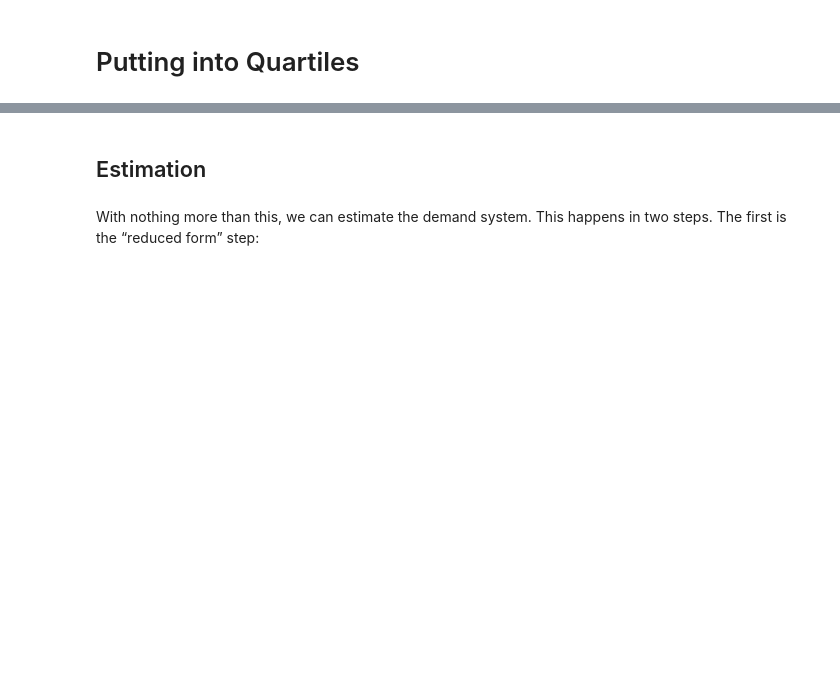
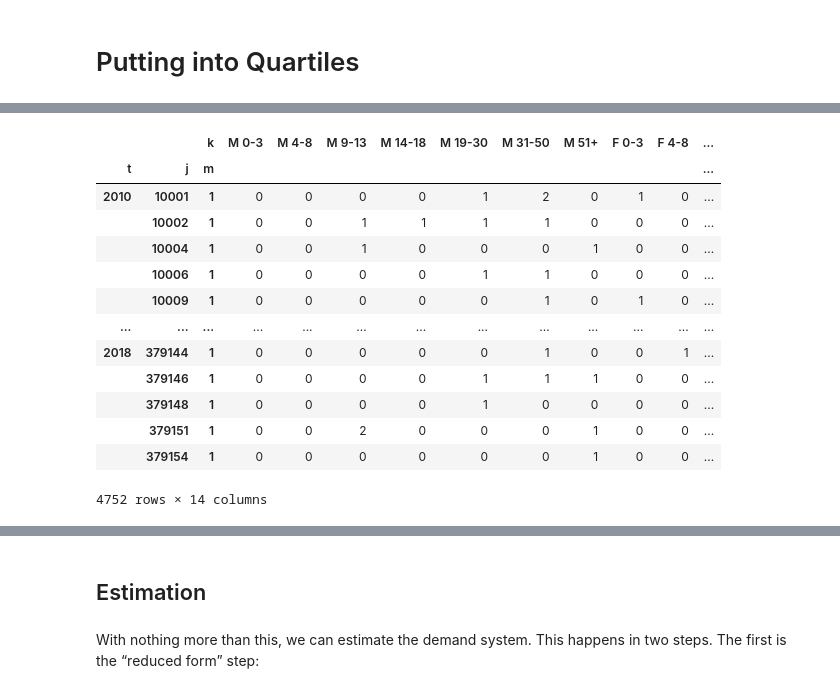
Before and after one commit to hannahnthompson/Project3-TeamHobrook, a Jupyter notebook: Nigeria Estimation (1).ipynb, the cells around one changed output, grey strips where cells are left out. Drawn from its saved outputs; the diff is of its cells as text; code cells hidden in the pictures; blank space fills up the shorter version.

```diff
--- a/Nigeria Estimation (1).ipynb
+++ b/Nigeria Estimation (1).ipynb
@@ -242,0 +302,18 @@ first_qtr_2010
+# %%
+#Fourth Quartile
+hh_charQ4
+# %% [output]
+|  |  | k | M 0-3 | M 4-8 | M 9-13 | M 14-18 | M 19-30 | M 31-50 | M 51+ | F 0-3 | F 4-8 | ... |
+| t | j | m |  |  |  |  |  |  |  |  |  | ... |
+| 2010 | 10001 | 1 | 0 | 0 | 0 | 0 | 1 | 2 | 0 | 1 | 0 | ... |
+|  | 10002 | 1 | 0 | 0 | 1 | 1 | 1 | 1 | 0 | 0 | 0 | ... |
+|  | 10004 | 1 | 0 | 0 | 1 | 0 | 0 | 0 | 1 | 0 | 0 | ... |
+|  | 10006 | 1 | 0 | 0 | 0 | 0 | 1 | 1 | 0 | 0 | 0 | ... |
+|  | 10009 | 1 | 0 | 0 | 0 | 0 | 0 | 1 | 0 | 1 | 0 | ... |
+| ... | ... | ... | ... | ... | ... | ... | ... | ... | ... | ... | ... | ... |
+| 2018 | 379144 | 1 | 0 | 0 | 0 | 0 | 0 | 1 | 0 | 0 | 1 | ... |
+|  | 379146 | 1 | 0 | 0 | 0 | 0 | 1 | 1 | 1 | 0 | 0 | ... |
+|  | 379148 | 1 | 0 | 0 | 0 | 0 | 1 | 0 | 0 | 0 | 0 | ... |
+|  | 379151 | 1 | 0 | 0 | 2 | 0 | 0 | 0 | 1 | 0 | 0 | ... |
+|  | 379154 | 1 | 0 | 0 | 0 | 0 | 0 | 0 | 1 | 0 | 0 | ... |
+4752 rows × 14 columns
```
Also changed, not shown: parts of 30 cells of this notebook.
